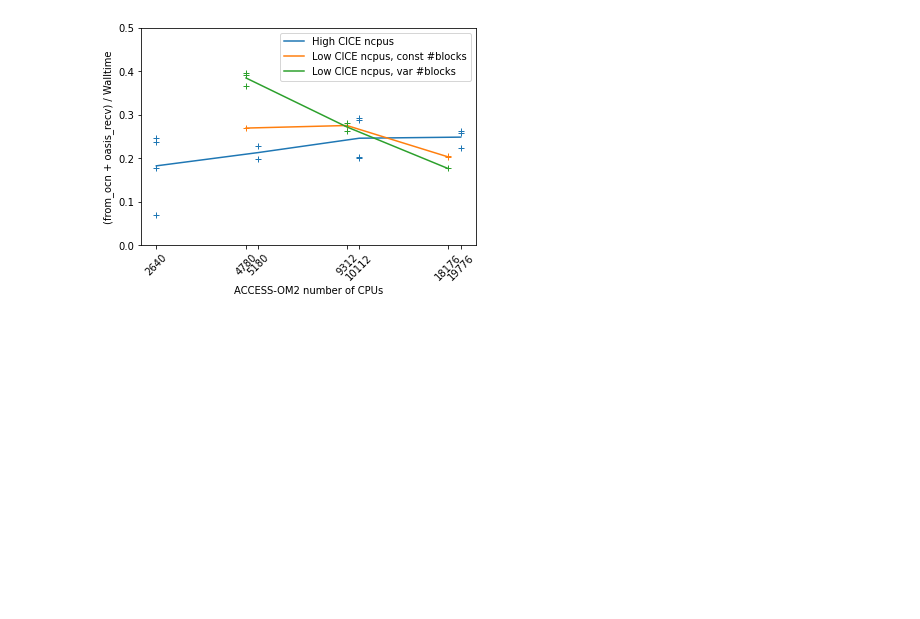
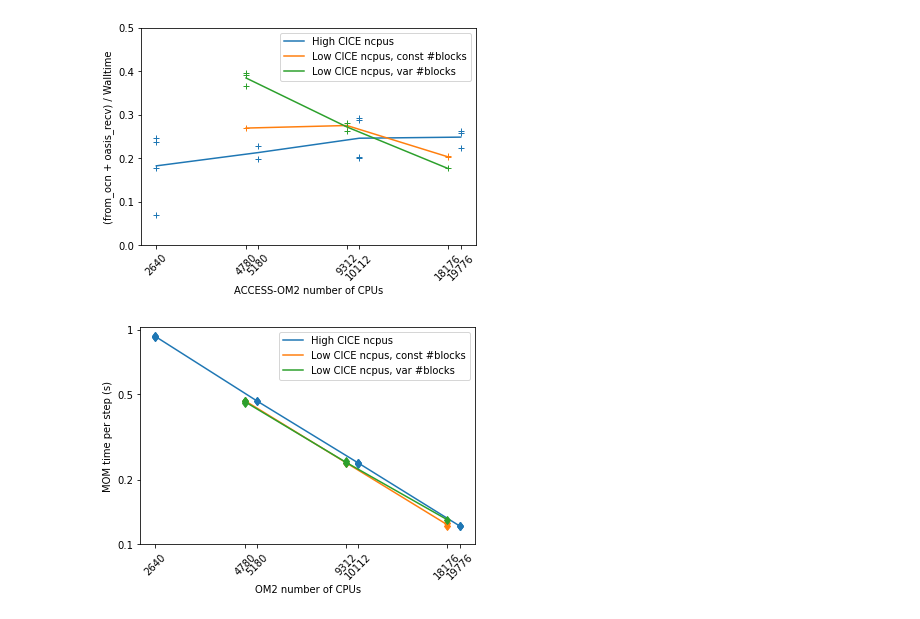
Before and after one commit to penguian/performance-analysis, a Jupyter notebook: plot_access_om2_scaling.ipynb, the cells around one changed output. Drawn from its saved outputs; the diff is of its cells as text; code cells hidden in the pictures; blank space fills up the shorter version.

```diff
--- a/plot_access_om2_scaling.ipynb
+++ b/plot_access_om2_scaling.ipynb
@@ -20,17 +20,18 @@ low_ncpus_var_blocks=low_ice_ncpus[low_ice_ncpus["ice_nbr_blocks"] != const_ice_
 def plot_ice_block_comparison(plot_fn, x, data,
         xticks=[],
         yticks=[],
-        right_axis_fn=yd.no_right_axis,
+        right_axis_fn=pra.no_right_axis,
         right_yticks=[],
-        format_str="{:g}"):
+        format_str="{:g}",
+        marker='+'):
     if xticks == []:
         xticks = data[x].sort_values().unique()
     xtick_labels = [str(int(val)) for val in xticks]
     fig, ax = plt.subplots()
     plots = []
-    plots.append(plot_fn(high_ice_ncpus))
-    plots.append(plot_fn(low_ncpus_const_blocks))
-    plots.append(plot_fn(low_ncpus_var_blocks))
+    plots.append(plot_fn(high_ice_ncpus, marker=marker))
+    plots.append(plot_fn(low_ncpus_const_blocks, marker=marker))
+    plots.append(plot_fn(low_ncpus_var_blocks, marker=marker))
     plt.xticks(xticks, xtick_labels, rotation=45)
     ax.set_xticks([], minor=True)
     if yticks != []:
@@ -331,3 +332,13 @@ plot_ice_block_comparison(
     yticks=[n/10.0 for n in range(6)])
 # %% [output]
 [figure]
+# %%
+plot_ice_block_comparison(
+    pas.loglog_ocean_time_per_step_by_om2_ncpus,
+    "om2_ncpus",
+    df,
+    yticks=[0.1,0.2,0.5,1],
+    right_axis_fn=pra.no_right_axis,
+    marker='d')
+# %% [output]
+[figure, added]
```
Also changed, not shown: parts of 11 cells of this notebook, 6 other files.
